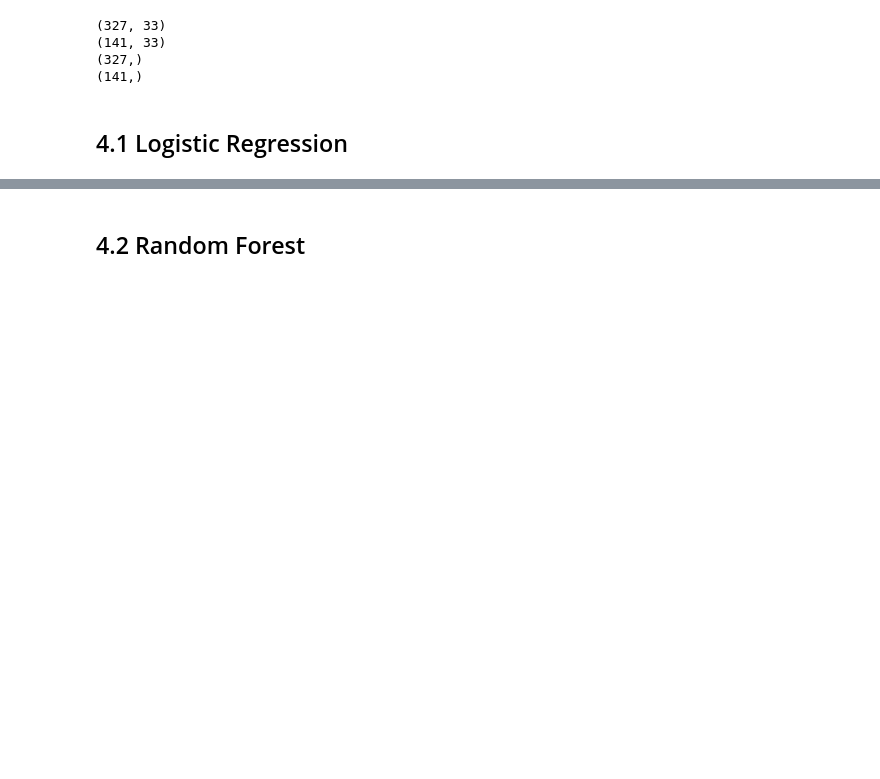
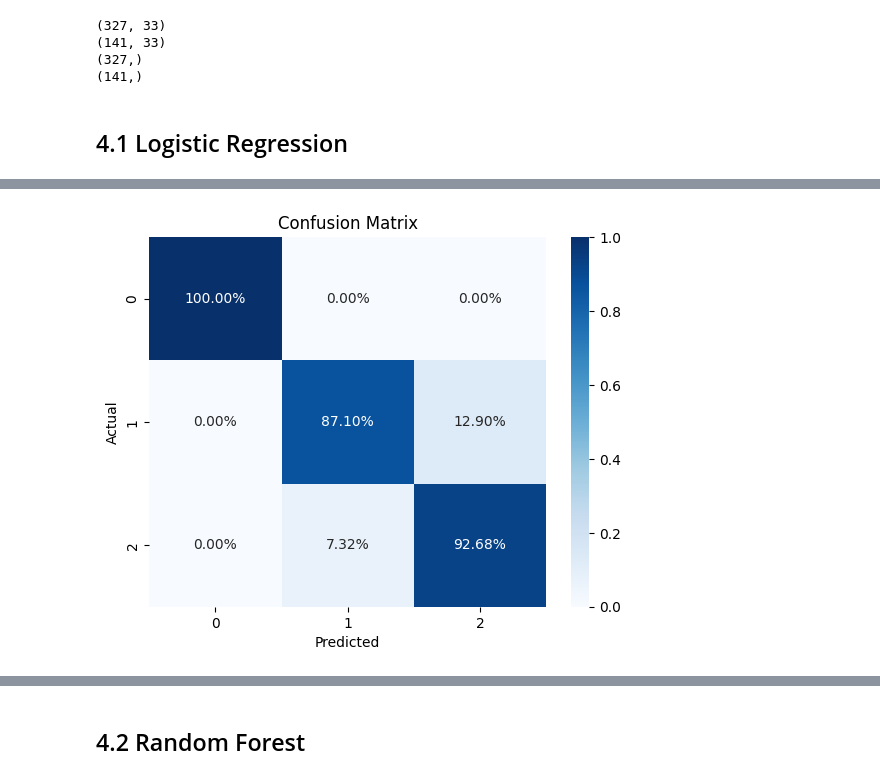
Before and after one commit to SmearyTundra/slhd-challenge, a Jupyter notebook: notebooks/challenge-1-project copy.ipynb, the cells around one changed output, grey strips where cells are left out. Cells and saved outputs as stored; diff of their text form; code cells hidden in the pictures; blank space fills up the shorter version.

```diff
--- a/notebooks/challenge-1-project copy.ipynb
+++ b/notebooks/challenge-1-project copy.ipynb
@@ -622,0 +592,10 @@ AttributeError: 'AxesSubplot' object has no attribute 'set_xtickvalues'
+# %%
+# Plot the confusion matrix
+cm = confusion_matrix(Y_test, y_predict_selected, normalize='true')
+sns.heatmap(cm, annot=True, fmt='.2%', cmap='Blues')
+plt.xlabel('Predicted')
+plt.ylabel('Actual')
+plt.title('Confusion Matrix')
+plt.show()
+# %% [output]
+[figure, added]
```
Also changed, not shown: parts of 21 cells of this notebook.
